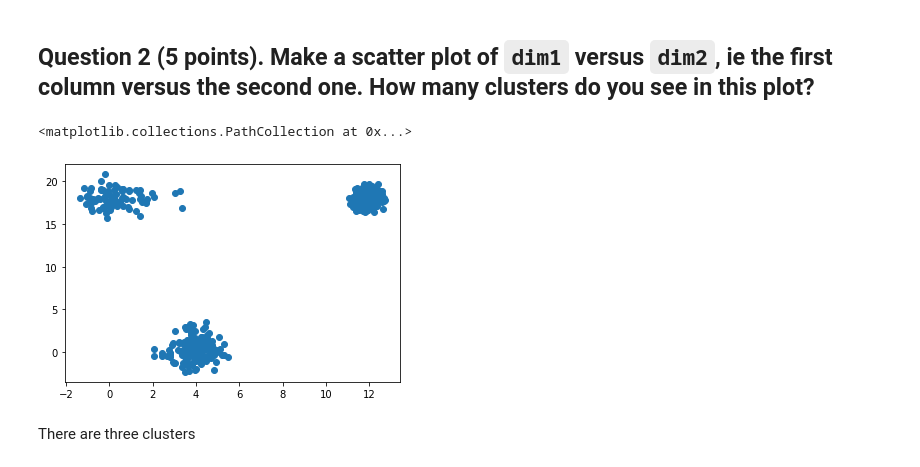
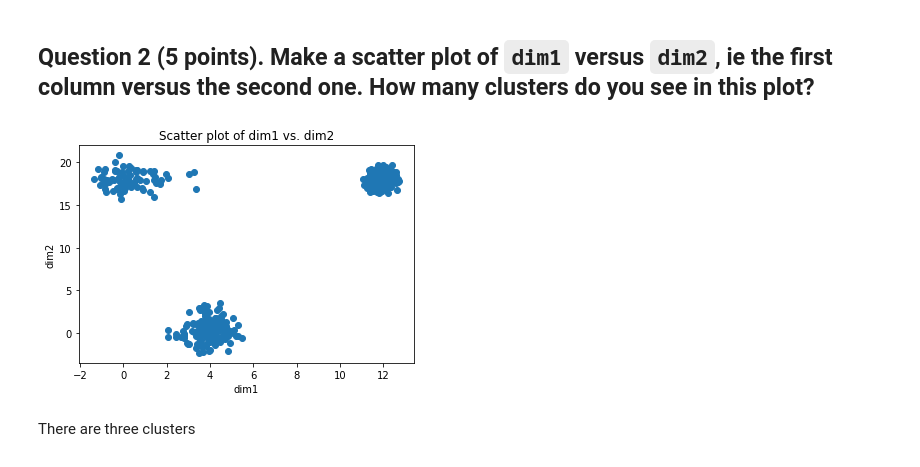
Before and after one commit to boothcl/tfcb_2024, a Jupyter notebook: homeworks/homework05/homework05.ipynb, the cells around one changed output. Saved outputs shown, nothing was run; the diff lists cells and outputs as text; code cells hidden in the pictures.

```diff
--- a/homeworks/homework05/homework05.ipynb
+++ b/homeworks/homework05/homework05.ipynb
@@ -23,18 +23,20 @@ The dataset has 496 rows and 10 columns
 # %%
 # You could use either
 #
 #plt.scatter(xvals, yvals) #with appropriate choices for xvals and yvals (see lecture 10 for examples)
 #
 # or
 #
 #df.plot.scatter(...) #filling in the "..."
 #
 # recall that df['dim1'] returns the single column of values in the 'dim1' column
 #
 plt.scatter(df['dim1'], df['dim2'])
+plt.title('Scatter plot of dim1 vs. dim2')
+plt.xlabel('dim1')
+plt.ylabel('dim2');
 # %% [output]
-<matplotlib.collections.PathCollection at 0x...>
-[figure, old version]
+[figure, new version]
 # %% [markdown]
 There are three clusters
 # %% [markdown]
```
Also changed, not shown: parts of 3 cells of this notebook.
